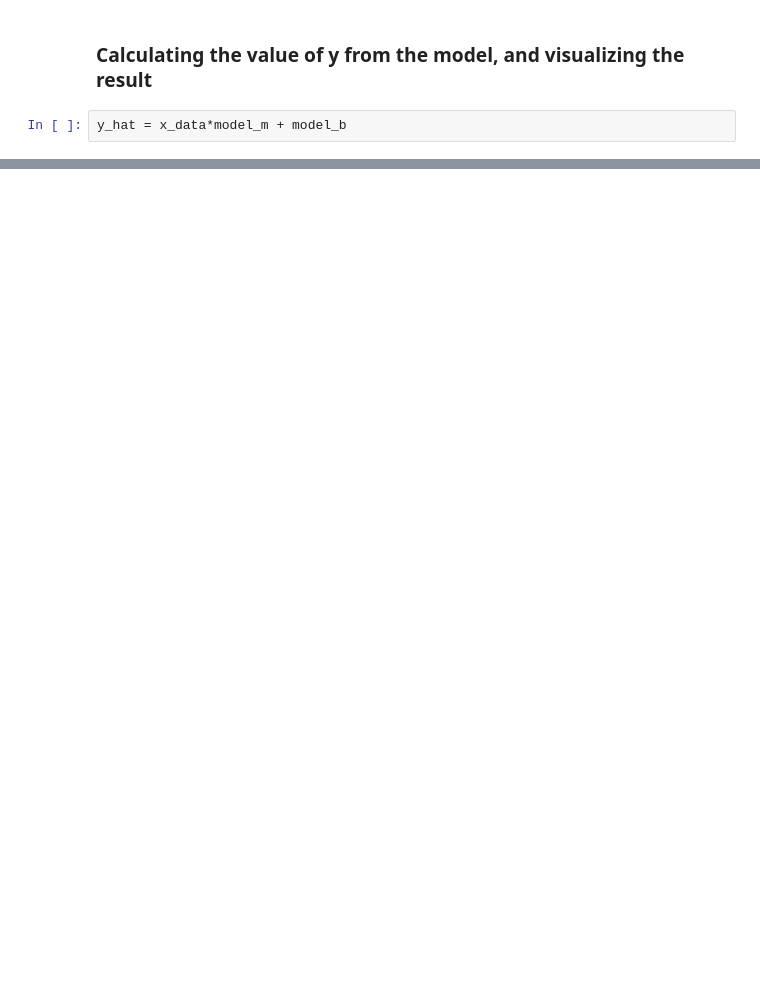
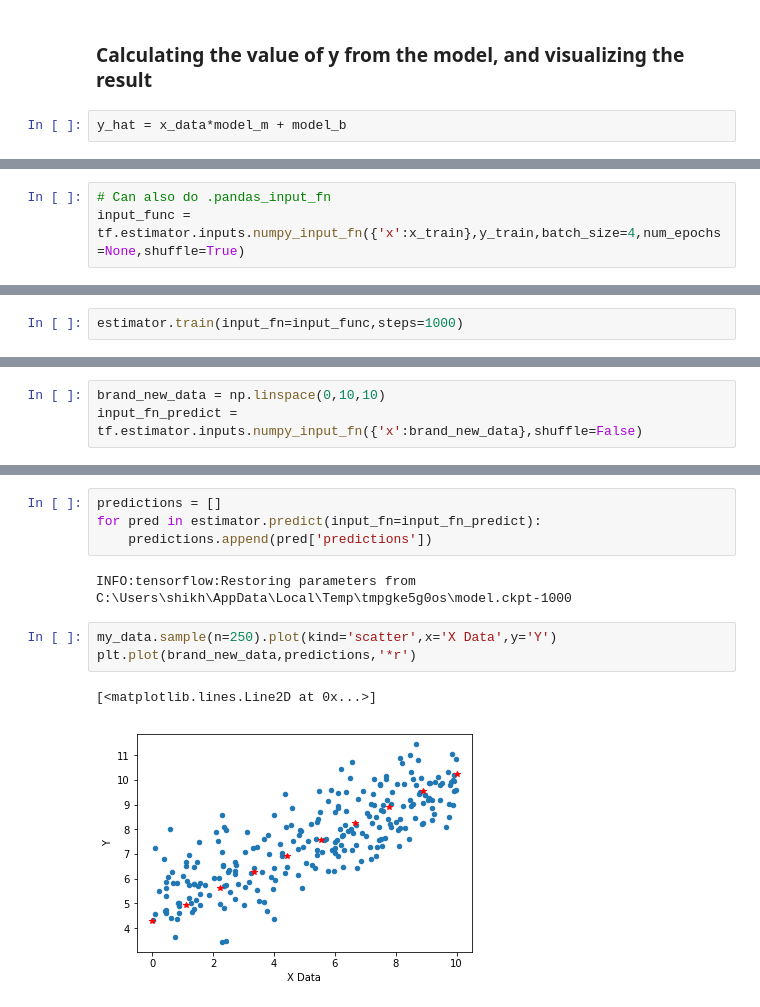
Before and after one commit to shikharsrivastava23/Tensorflow_tut, a Jupyter notebook: Tensorflow_regression.ipynb, the cells around one changed output, grey strips where cells are left out. Saved outputs shown, nothing was run; the diff lists cells and outputs as text; blank space fills up the shorter version.

Commit message:
Classification basic using estimator API.

```diff
--- a/Tensorflow_regression.ipynb
+++ b/Tensorflow_regression.ipynb
@@ -103,0 +129,3 @@ plt.plot(x_data,y_hat,'r')
+# %%
+# Can also do .pandas_input_fn
+input_func = tf.estimator.inputs.numpy_input_fn({'x':x_train},y_train,batch_size=4,num_epochs=None,shuffle=True)
@@ -103,0 +136,2 @@ plt.plot(x_data,y_hat,'r')
+# %%
+estimator.train(input_fn=input_func,steps=1000)
@@ -103,0 +203,3 @@ plt.plot(x_data,y_hat,'r')
+# %%
+brand_new_data = np.linspace(0,10,10)
+input_fn_predict = tf.estimator.inputs.numpy_input_fn({'x':brand_new_data},shuffle=False)
@@ -103,0 +220,12 @@ plt.plot(x_data,y_hat,'r')
+# %%
+predictions = []
+for pred in estimator.predict(input_fn=input_fn_predict):
+    predictions.append(pred['predictions'])
+# %% [output]
+INFO:tensorflow:Restoring parameters from C:\Users\shikh\AppData\Local\Temp\tmpgke5g0os\model.ckpt-1000
+# %%
+my_data.sample(n=250).plot(kind='scatter',x='X Data',y='Y')
+plt.plot(brand_new_data,predictions,'*r')
+# %% [output]
+[<matplotlib.lines.Line2D at 0x...>]
+[figure, added]
```
Also changed, not shown: parts of 19 cells of this notebook.
